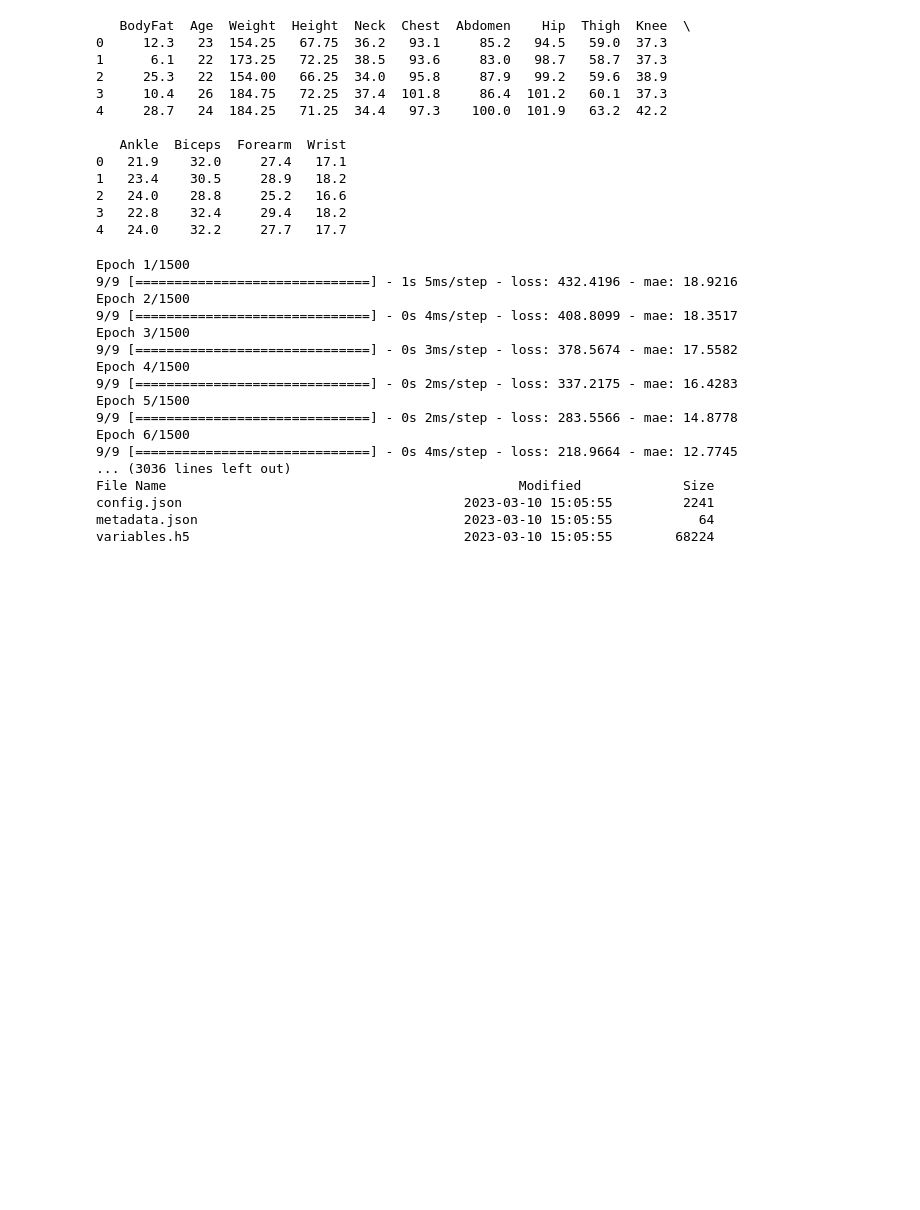
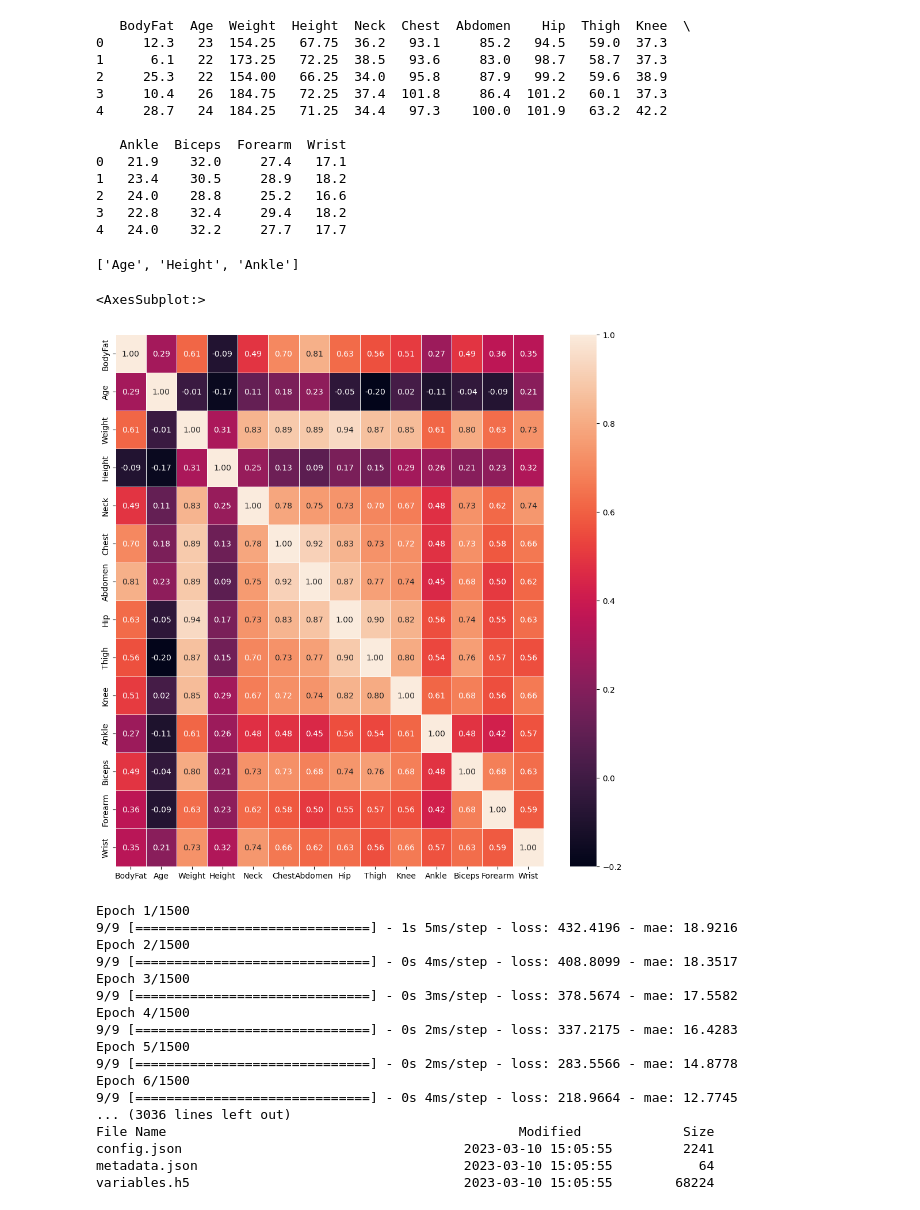
Before and after one commit to shehancg/BodyFatNeuralNet, a Jupyter notebook: NeuralNetBodyFat.ipynb, the cells around one changed output. Drawn from its saved outputs; the diff is of its cells as text; code cells hidden in the pictures; blank space fills up the shorter version.

```diff
--- a/NeuralNetBodyFat.ipynb
+++ b/NeuralNetBodyFat.ipynb
@@ -29,6 +31,23 @@ print(dataset.head())
 2   24.0    28.8     25.2   16.6
 3   22.8    32.4     29.4   18.2
 4   24.0    32.2     27.7   17.7
+# %%
+# Compute the correlation matrix
+corr_matrix = dataset.corr()
+
+# Find the columns with low correlation to the target variable
+low_corr_cols = list(corr_matrix[corr_matrix['BodyFat'] < 0.3].index)
+
+# Print the correlation matrix
+print(low_corr_cols)
+# %% [output]
+['Age', 'Height', 'Ankle']
+# %%
+plt.figure(figsize=(12,12))
+sns.heatmap(dataset.corr(),annot=True,linewidth=0.5,fmt="0.2f")
+# %% [output]
+<AxesSubplot:>
+[figure, added]
 # %%
 # SPLITING THE DATASET INTO TRAINING AND TESTING DATA
 X = dataset.drop('BodyFat', axis=1)
```
Also changed, not shown: parts of 1 cell of this notebook, 1 other file.
